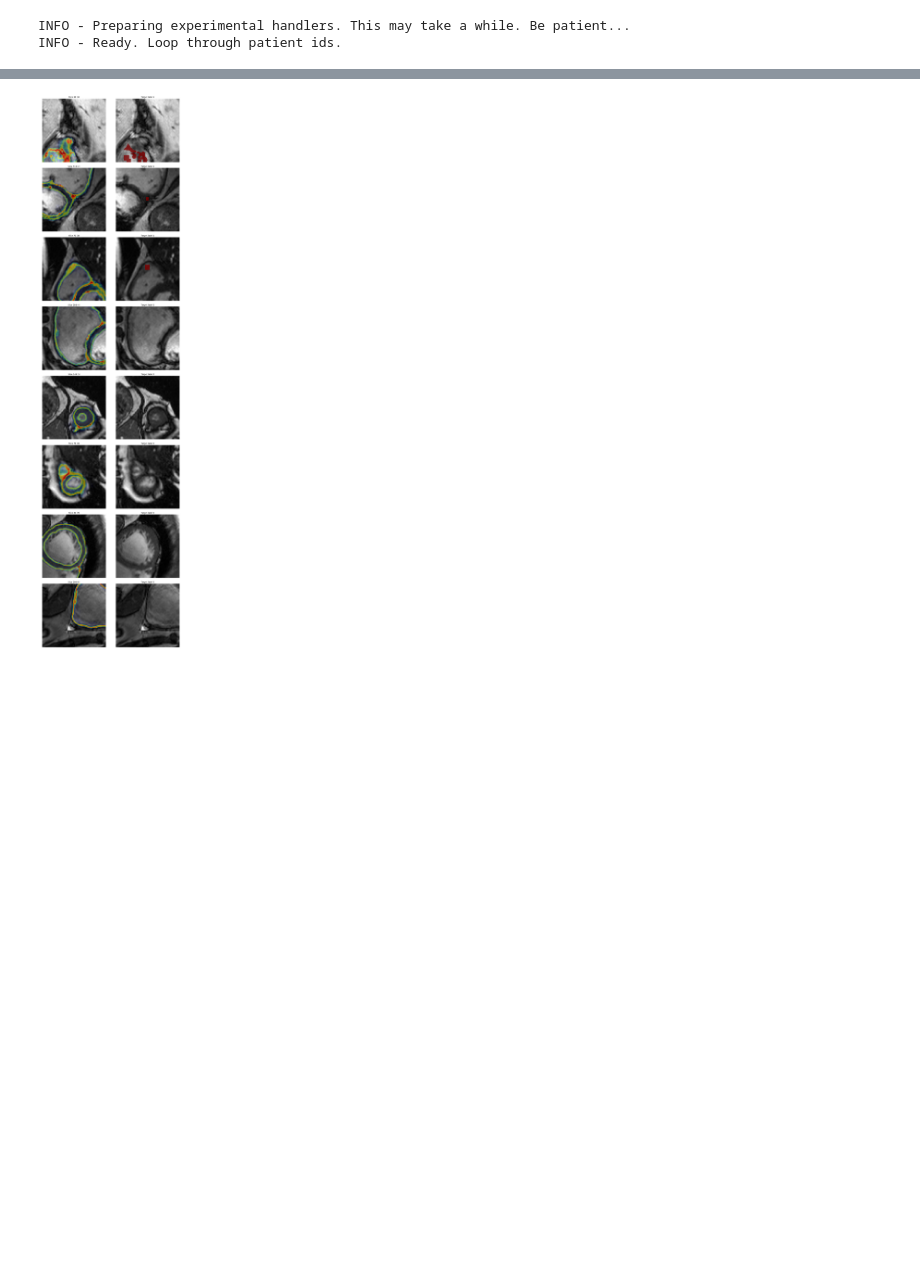
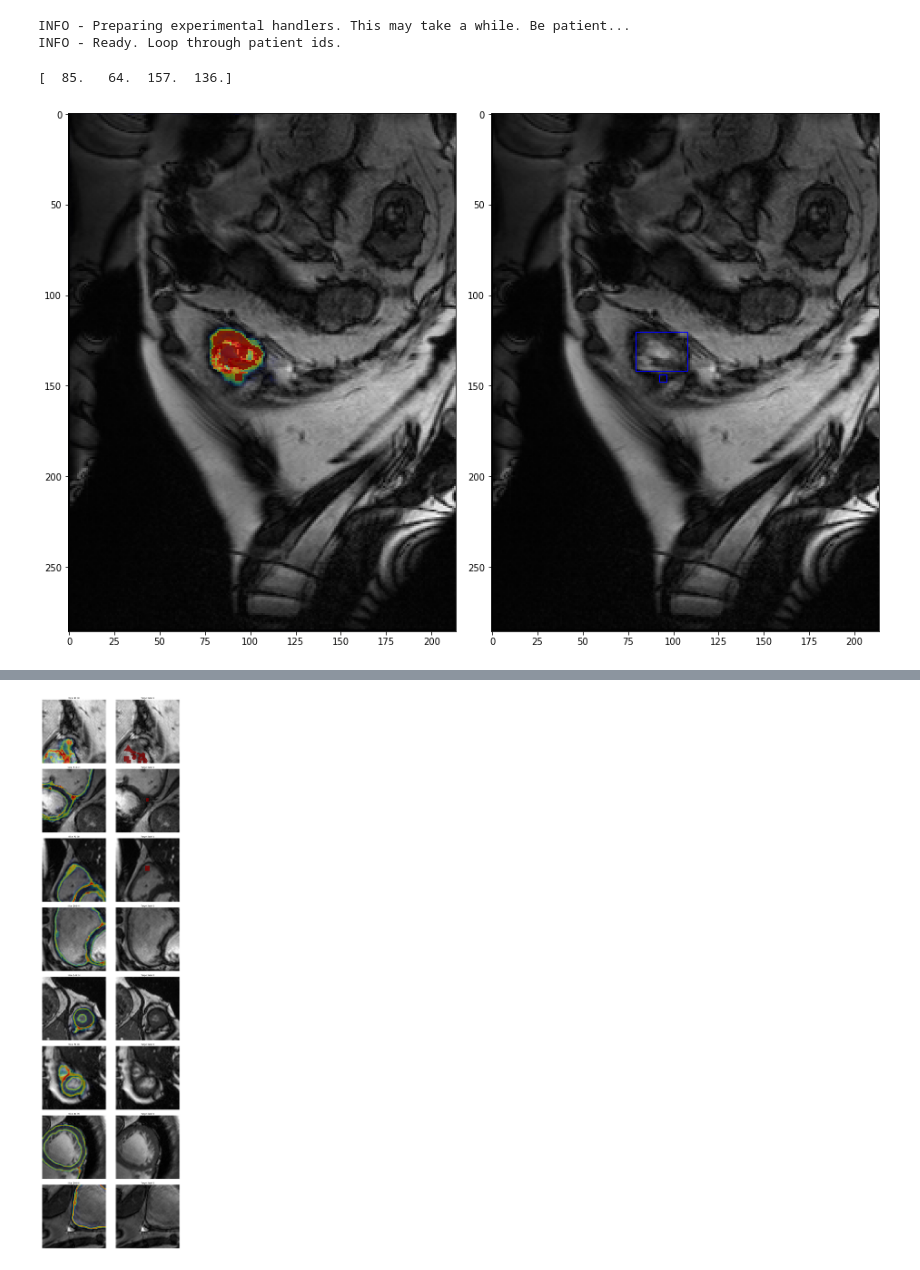
Before and after one commit to toologicbv/dcnn_acdc, a Jupyter notebook: notebooks/detector_model.ipynb, the cells around one changed output, grey strips where cells are left out. Drawn from its saved outputs; the diff is of its cells as text; code cells hidden in the pictures; blank space fills up the shorter version.

```diff
--- a/notebooks/detector_model.ipynb
+++ b/notebooks/detector_model.ipynb
@@ -71,5 +68,32 @@ dataset = create_dataset(seg_exper_ensemble, train_fold_id=3, quick_run=True, nu
 # %% [output]
 INFO - Preparing experimental handlers. This may take a while. Be patient...
 INFO - Ready. Loop through patient ids.
+# %%
+slice_num = 101
+batch_nr = 3
+image = dataset.train_images[slice_num]
+label = dataset.train_labels[slice_num]
+bbox = new_batch.batch_bounding_boxes[batch_nr]
+bbox = BoundingBox.create(bbox)
+print(bbox.box_four)
+fig = plt.figure(figsize=(16, 12))
+
+ax1 = plt.subplot2grid((2, 4), (0, 0), rowspan=2, colspan=2)
+ax1.imshow(image[0], cmap=cm.gray)
+ax1.imshow(image[1], cmap=mycmap)
+ax1.imshow(label, cmap=mycmap)
+# ax1.add_patch(bbox.get_matplotlib_patch(color='b'))
+ax2 = plt.subplot2grid((2, 4), (0, 2), rowspan=2, colspan=2)
+ax2.imshow(image[0], cmap=cm.gray)
+for roi_idx in np.arange(dataset.train_lbl_rois[slice_num].shape[0]):
+    box_four = dataset.train_lbl_rois[slice_num][roi_idx]
+    roi_box = BoundingBox.create(box_four)
+    ax2.add_patch(roi_box.get_matplotlib_patch(color='b'))
+
+# ax1.imshow(center_mask, cmap=mycmap)
+plt.show()
+# %% [output]
+[  85.   64.  157.  136.]
+[figure, added]
 # %%
 batch_size = 8
```
Also changed, not shown: parts of 3 cells of this notebook, 5 other files.
